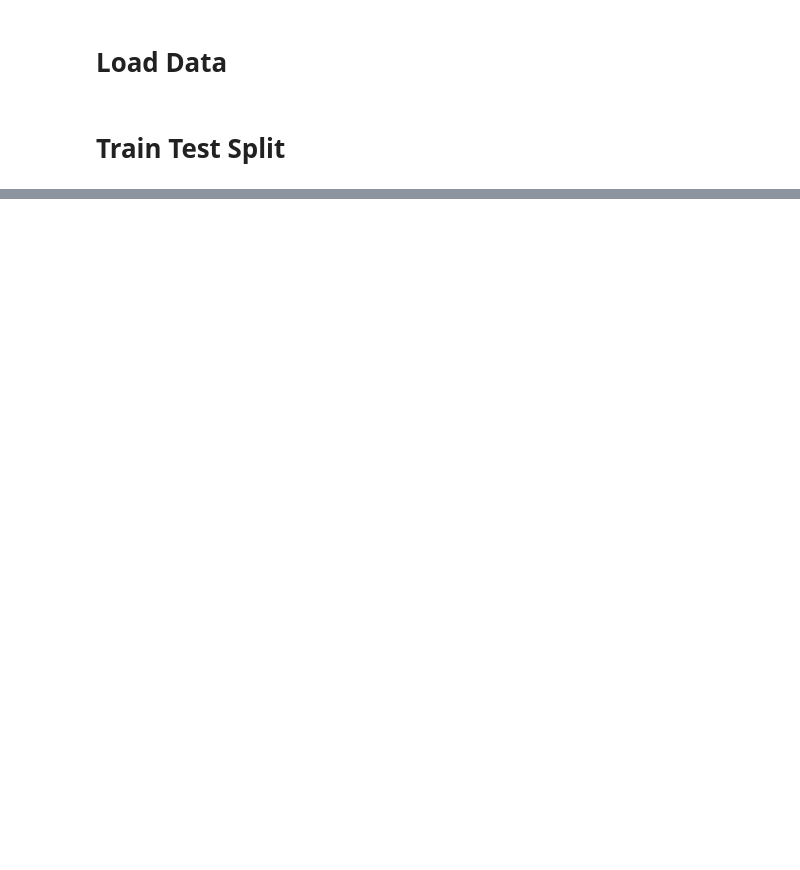
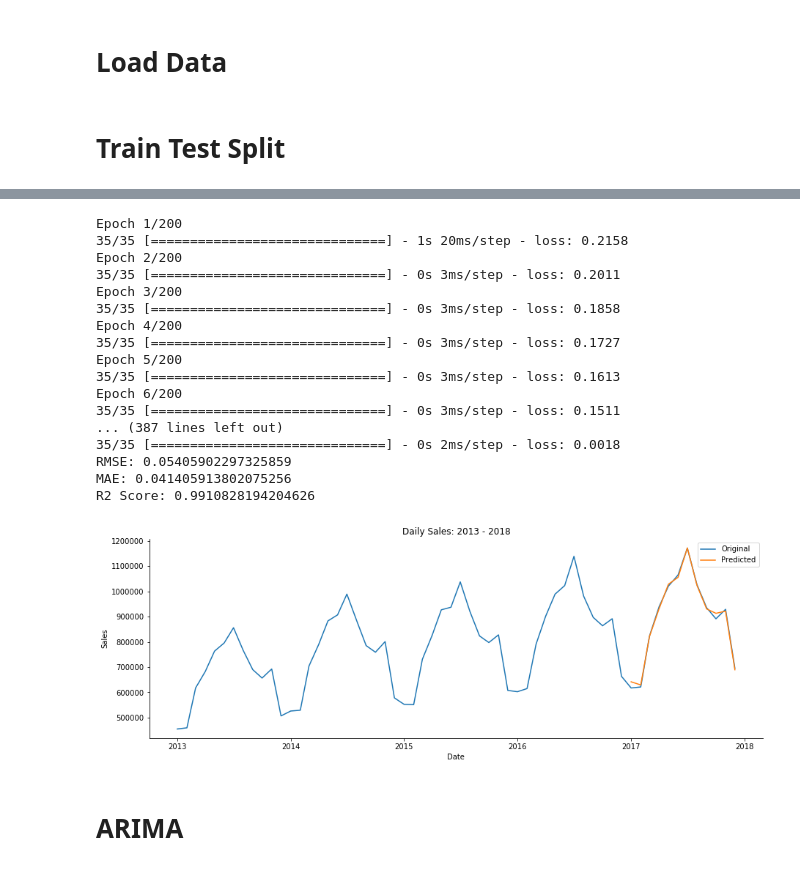
Before and after one commit to mollyryanruby/sales_forecasting, a Jupyter notebook: notebooks/modeling.ipynb, the cells around one changed output, grey strips where cells are left out. Drawn from its saved outputs; the diff is of its cells as text; code cells hidden in the pictures; blank space fills up the shorter version.

```diff
--- a/notebooks/modeling.ipynb
+++ b/notebooks/modeling.ipynb
@@ -59,0 +185,52 @@ X_test = X_test.reshape(X_test.shape[0], 1, X_test.shape[1])
+# %%
+def lstm_model(train_data, test_data):
+
+    X_train, y_train, X_test, y_test, scaler_object = scale_data(train_data, test_data)
+
+    X_train = X_train.reshape(X_train.shape[0], 1, X_train.shape[1])
+    X_test = X_test.reshape(X_test.shape[0], 1, X_test.shape[1])
+
+    model = Sequential()
+    model.add(LSTM(4, batch_input_shape=(1, X_train.shape[1], X_train.shape[2]), stateful=True))
+    model.add(Dense(1))
+    model.compile(loss='mean_squared_error', optimizer='adam')
+    model.fit(X_train, y_train, epochs=200, batch_size=1, verbose=1, shuffle=False)
+    predictions = model.predict(X_test,batch_size=1)
+
+    rmse = np.sqrt(mean_squared_error(y_test, predictions))
+    mae = mean_absolute_error(y_test, predictions)
+    r2 = r2_score(y_test, predictions)
+
+    print(f"RMSE: {rmse}")
+    print(f"MAE: {mae}")
+    print(f"R2 Score: {r2}")
+
+    model_scores['lstm'] = [rmse, mae, r2]
+
+    X_test = X_test
+    unscaled = undo_scaling(predictions, X_test, scaler_object, lstm=True)
+    unscaled_df, original_df = predict_df(unscaled)
+    plot_results(unscaled_df, original_df)
+# %%
+lstm_model(train, test)
+# %% [output]
+Epoch 1/200
+35/35 [==============================] - 1s 20ms/step - loss: 0.2158
+Epoch 2/200
+35/35 [==============================] - 0s 3ms/step - loss: 0.2011
+Epoch 3/200
+35/35 [==============================] - 0s 3ms/step - loss: 0.1858
+Epoch 4/200
+35/35 [==============================] - 0s 3ms/step - loss: 0.1727
+Epoch 5/200
+35/35 [==============================] - 0s 3ms/step - loss: 0.1613
+Epoch 6/200
+35/35 [==============================] - 0s 3ms/step - loss: 0.1511
+... (387 lines left out)
+35/35 [==============================] - 0s 2ms/step - loss: 0.0018
+RMSE: 0.05405902297325859
+MAE: 0.041405913802075256
+R2 Score: 0.9910828194204626
+[figure, added]
+# %% [markdown]
+# ARIMA
```
Also changed, not shown: parts of 23 cells of this notebook.
